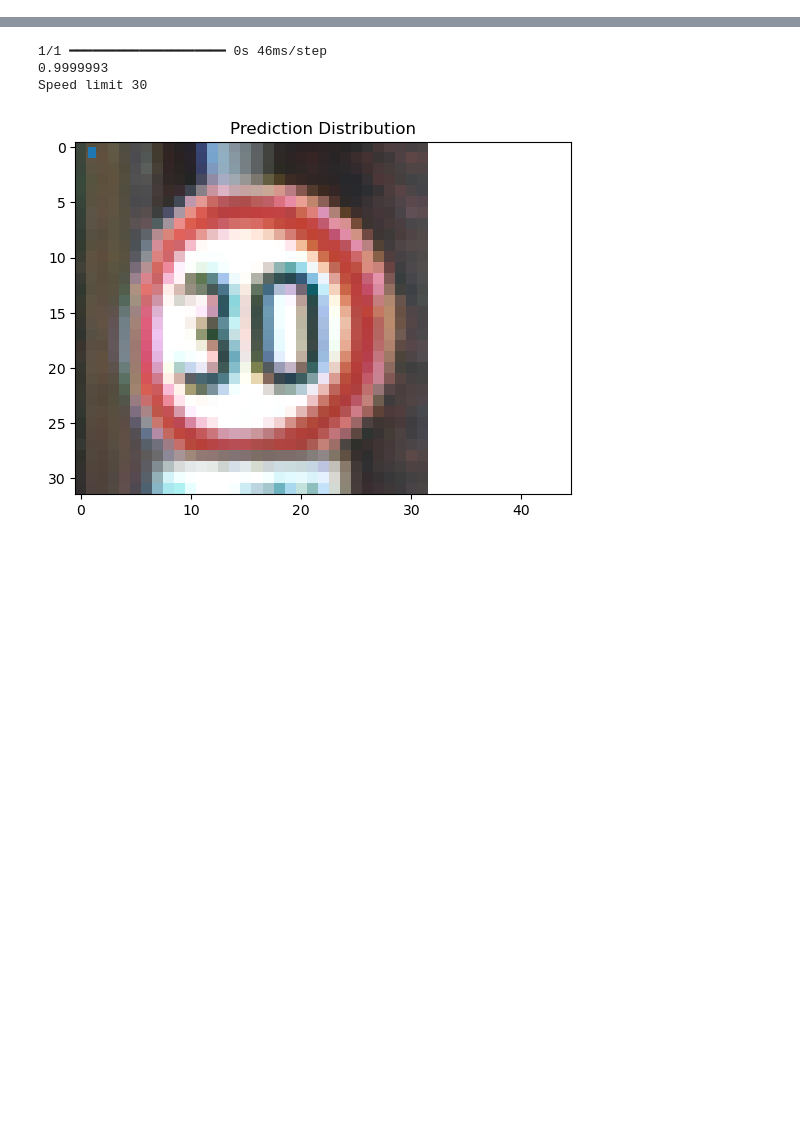
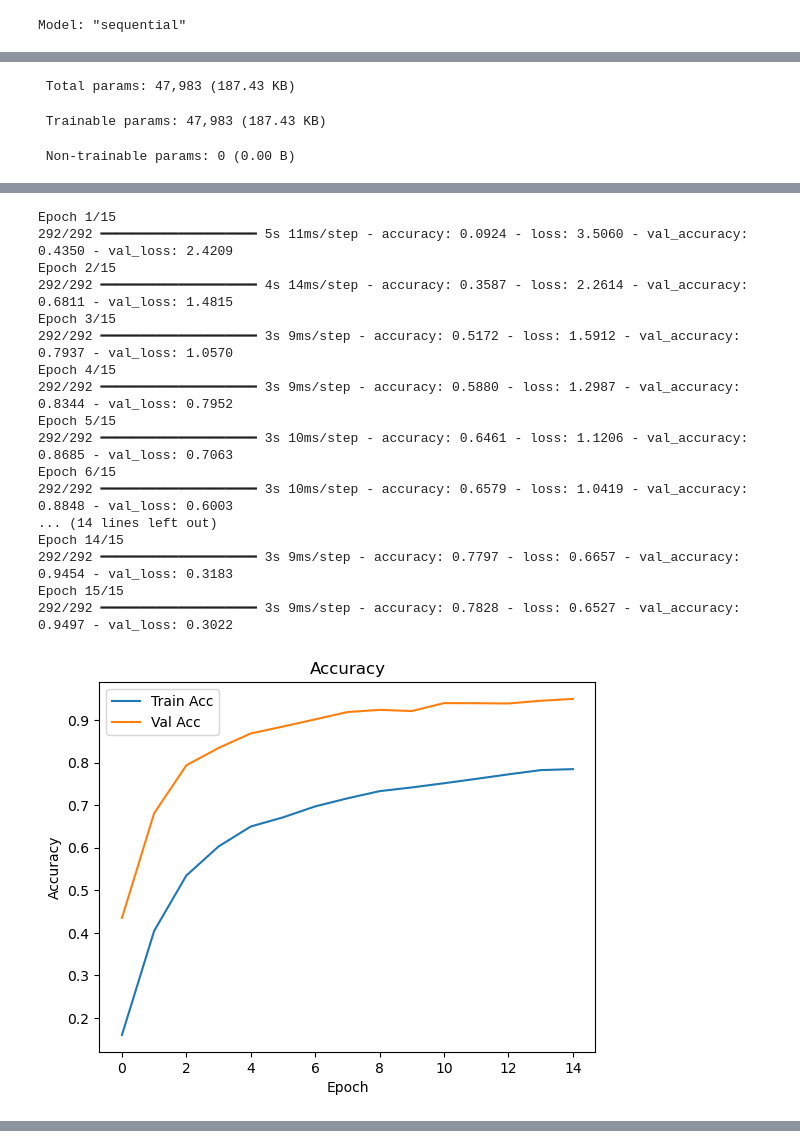
Before and after one commit to DarkKnight7107/TrafficSignRecognitionSystem, a Jupyter notebook: CNN.ipynb, the cells around one changed output, grey strips where cells are left out. Cells and saved outputs as stored; diff of their text form; code cells hidden in the pictures; blank space fills up the shorter version.

```diff
--- a/CNN.ipynb
+++ b/CNN.ipynb
@@ -66,12 +68,12 @@ def predict_image(model,img_path):
     plt.title('Prediction Distribution')
     return class_names[np.argmax(pred)]
 # %%
-MODEL_PATH = 'cnn_model_v01.h5'
+MODEL_PATH = 'cnn_model_v03.h5'
 
 try:
     model = keras.models.load_model(MODEL_PATH)
 except:
-    X, y = load_data('archive/Train')
+    X, y = load_data('GTSRB/Train')
     X = X.astype('float32') / 255.0
     y = to_categorical(y, NUM_CLASSES)
     X_train, X_val, y_train, y_val = train_test_split(X, y, test_size=0.2, random_state=42)
@@ -111,0 +130 @@ WARNING:absl:Compiled the loaded model, but the compiled metrics have yet to be
+Model: "sequential"
@@ -111,0 +148,3 @@ WARNING:absl:Compiled the loaded model, but the compiled metrics have yet to be
+ Total params: 47,983 (187.43 KB)
+ Trainable params: 47,983 (187.43 KB)
+ Non-trainable params: 0 (0.00 B)
@@ -111,0 +152,18 @@ WARNING:absl:Compiled the loaded model, but the compiled metrics have yet to be
+Epoch 1/15
+292/292 ━━━━━━━━━━━━━━━━━━━━ 5s 11ms/step - accuracy: 0.0924 - loss: 3.5060 - val_accuracy: 0.4350 - val_loss: 2.4209
+Epoch 2/15
+292/292 ━━━━━━━━━━━━━━━━━━━━ 4s 14ms/step - accuracy: 0.3587 - loss: 2.2614 - val_accuracy: 0.6811 - val_loss: 1.4815
+Epoch 3/15
+292/292 ━━━━━━━━━━━━━━━━━━━━ 3s 9ms/step - accuracy: 0.5172 - loss: 1.5912 - val_accuracy: 0.7937 - val_loss: 1.0570
+Epoch 4/15
+292/292 ━━━━━━━━━━━━━━━━━━━━ 3s 9ms/step - accuracy: 0.5880 - loss: 1.2987 - val_accuracy: 0.8344 - val_loss: 0.7952
+Epoch 5/15
+292/292 ━━━━━━━━━━━━━━━━━━━━ 3s 10ms/step - accuracy: 0.6461 - loss: 1.1206 - val_accuracy: 0.8685 - val_loss: 0.7063
+Epoch 6/15
+292/292 ━━━━━━━━━━━━━━━━━━━━ 3s 10ms/step - accuracy: 0.6579 - loss: 1.0419 - val_accuracy: 0.8848 - val_loss: 0.6003
+... (14 lines left out)
+Epoch 14/15
+292/292 ━━━━━━━━━━━━━━━━━━━━ 3s 9ms/step - accuracy: 0.7797 - loss: 0.6657 - val_accuracy: 0.9454 - val_loss: 0.3183
+Epoch 15/15
+292/292 ━━━━━━━━━━━━━━━━━━━━ 3s 9ms/step - accuracy: 0.7828 - loss: 0.6527 - val_accuracy: 0.9497 - val_loss: 0.3022
+[figure, added]
@@ -112,7 +171,0 @@ WARNING:absl:Compiled the loaded model, but the compiled metrics have yet to be
-# %%
-print(predict_image(model,"archive/Test/00001.png"))
-# %% [output]
-1/1 ━━━━━━━━━━━━━━━━━━━━ 0s 46ms/step
-0.9999993
-Speed limit 30
-[figure, removed]
```
Also changed, not shown: parts of 6 cells of this notebook, 12 other files.
